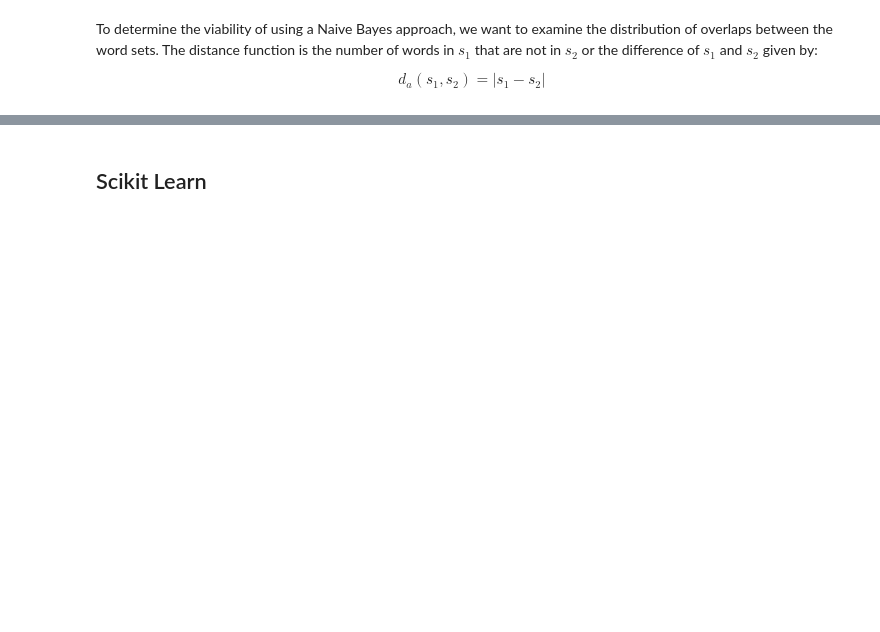
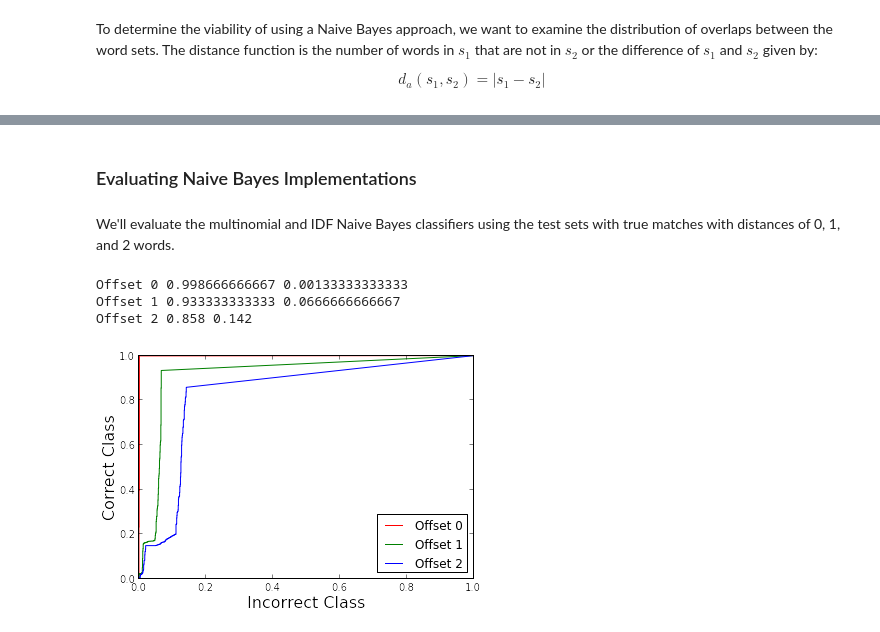
Before and after one commit to rnowling/project-sapphire, a Jupyter notebook: notebooks/Detecting Copied Text Using Unordered Word Sets and a Naive Bayes Classifier.ipynb, the cells around one changed output, grey strips where cells are left out. Saved outputs shown, nothing was run; the diff lists cells and outputs as text; code cells hidden in the pictures; blank space fills up the shorter version.

```diff
--- a/notebooks/Detecting Copied Text Using Unordered Word Sets and a Naive Bayes Classifier.ipynb
+++ b/notebooks/Detecting Copied Text Using Unordered Word Sets and a Naive Bayes Classifier.ipynb
@@ -470,18 +714,0 @@ random_word_set_classifications = map(lambda instance: bnb.classify(instance), v
-# %%
-bnb = BernoulliNaiveBayes(alpha=1.0)
-bnb.train(training_word_set_0)
-print bnb.total_classes
-print len(validation_word_set_0)
-offset0_word_set_classifications = map(lambda instance: bnb.classify(instance), validation_word_set_0)
-# %%
-bnb = BernoulliNaiveBayes(alpha=1.0)
-bnb.train(training_word_set_1)
-print bnb.total_classes
-print len(validation_word_set_1)
-offset1_word_set_classifications = map(lambda instance: bnb.classify(instance), validation_word_set_1)
-# %%
-bnb = BernoulliNaiveBayes(alpha=1.0)
-bnb.train(training_word_set_2)
-print bnb.total_classes
-print len(validation_word_set_2)
-offset2_word_set_classifications = map(lambda instance: bnb.classify(instance), validation_word_set_2)
@@ -507,37 +715,56 @@ plt.legend(loc="upper right")
+# %% [markdown]
+### Evaluating Naive Bayes Implementations
+# %% [markdown]
+We'll evaluate the multinomial and IDF Naive Bayes classifiers using the test sets with true matches with distances of 0, 1, and 2 words.
 # %%
+mnb = MultinomialNaiveBayes(alpha=1.0)
+mnb.train(training_word_set_0)
+offset0_word_set_classifications = map(lambda instance: mnb.classify(instance), validation_word_set_0)
+
+mnb = MultinomialNaiveBayes(alpha=1.0)
+mnb.train(training_word_set_1)
+offset1_word_set_classifications = map(lambda instance: mnb.classify(instance), validation_word_set_1)
+
+mnb = MultinomialNaiveBayes(alpha=1.0)
+mnb.train(training_word_set_2)
+offset2_word_set_classifications = map(lambda instance: mnb.classify(instance), validation_word_set_2)
+
 def plot_roc_curve(*triplets):
     colors = ["r", "g", "b",]
     c = 0
     for label, word_classifications, mappings in triplets:
         sorted_classif = sorted([(prob, orig, classif) for orig, classif, prob in word_classifications])
         sorted_classif.reverse()
         tp = 0.0
         fp = 0.0
         xs = []
         ys = []
         for _, orig, classif in sorted_classif:
             if orig not in mappings:
                 continue
             if mappings[orig] == classif:
                 tp += 1.0
             else:
                 fp += 1.0
             xs.append(fp / 1500.0)
             ys.append(tp / 1500.0)
         xs.append(1.0)
         ys.append(1.0)
         print label, tp / 1500.0, fp / 1500.0
         plt.plot(xs, ys, color=colors[c], label=label)
         c += 1
         plt.hold(True)
-    plt.xlabel("Incorrect Class")
-    plt.ylabel("Correct Class")
+    plt.xlabel("Incorrect Class", fontsize=16)
+    plt.ylabel("Correct Class", fontsize=16)
     plt.legend(loc="lower right")
 
-triplets = [("Offset0", offset0_word_set_classifications, validation_set_labels_0),
-            ("Offset1", offset1_word_set_classifications, validation_set_labels_1),
-            ("Offset2", offset2_word_set_classifications, validation_set_labels_2)]
+triplets = [("Offset 0", offset0_word_set_classifications, validation_set_labels_0),
+            ("Offset 1", offset1_word_set_classifications, validation_set_labels_1),
+            ("Offset 2", offset2_word_set_classifications, validation_set_labels_2)]
 
 plot_roc_curve(*triplets)
+# %% [output]
+Offset 0 0.998666666667 0.00133333333333
+Offset 1 0.933333333333 0.0666666666667
+Offset 2 0.858 0.142
+[figure, added]
-# %% [markdown]
-## Scikit Learn
```
Also changed, not shown: parts of 63 cells of this notebook.
